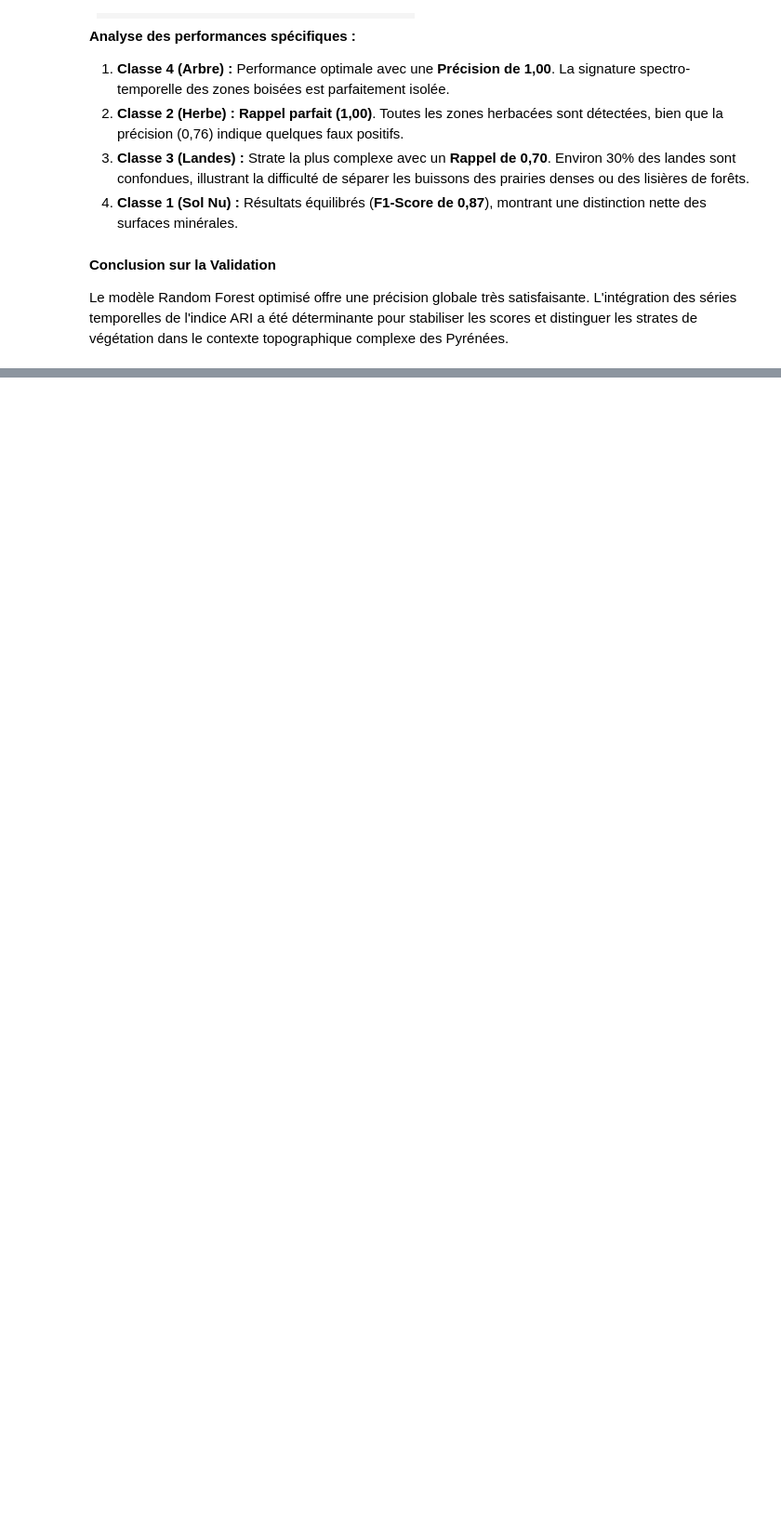
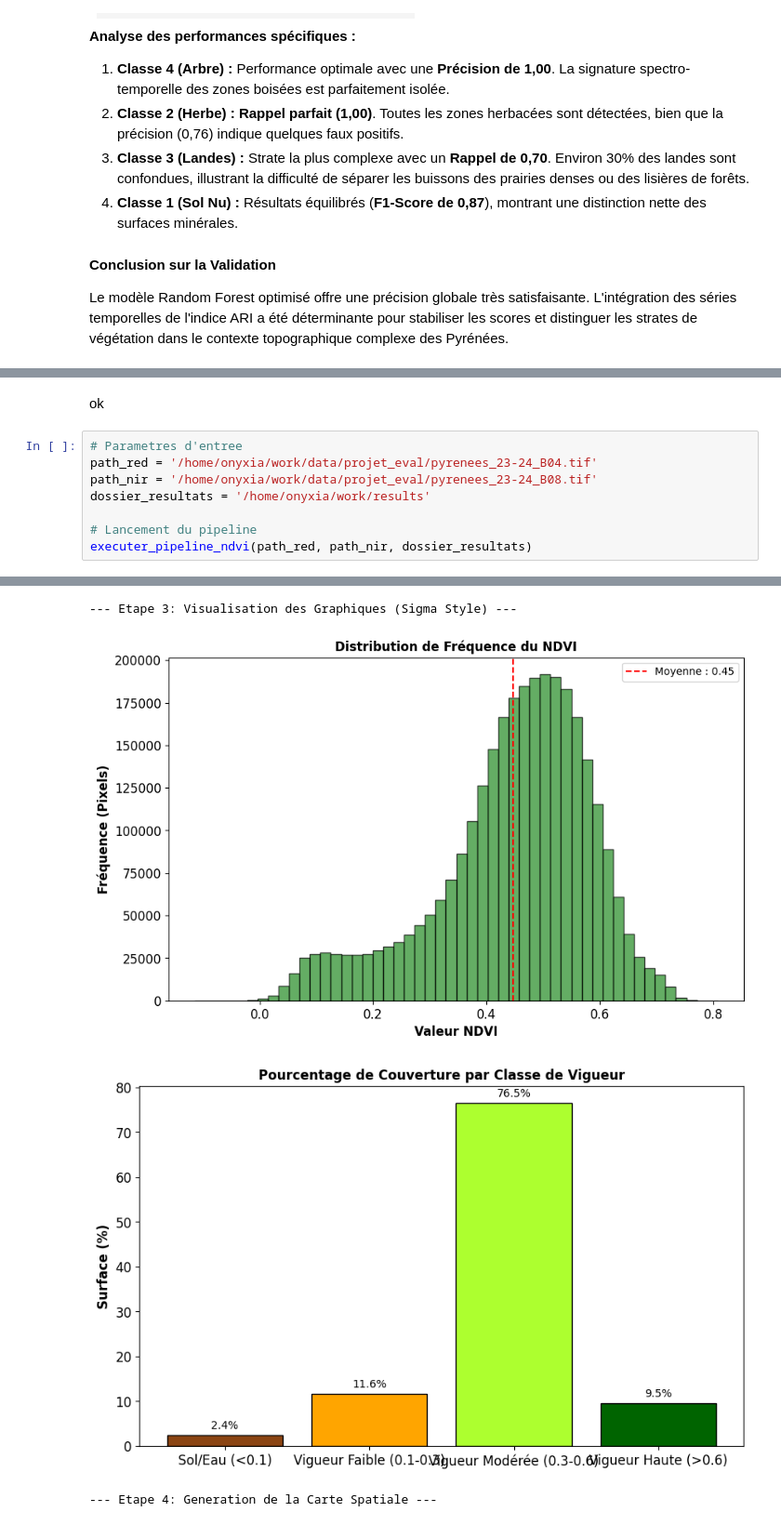
Before and after one commit to TajGama/sigmaM2_projet_25-26, a Jupyter notebook: Dépot Git/projet_telea_GAMADELIMA_Thiago.ipynb, the cells around one changed output, grey strips where cells are left out. Shown at 93% size. Drawn from its saved outputs; the diff is of its cells as text; blank space fills up the shorter version.

```diff
--- a/Dépot Git/projet_telea_GAMADELIMA_Thiago.ipynb
+++ b/Dépot Git/projet_telea_GAMADELIMA_Thiago.ipynb
@@ -563,0 +539,11 @@ except Exception as e:
+# %% [markdown]
+ok
+# %%
+# Parametres d'entree
+path_red = '/home/onyxia/work/data/projet_eval/pyrenees_23-24_B04.tif'
+path_nir = '/home/onyxia/work/data/projet_eval/pyrenees_23-24_B08.tif'
+dossier_resultats = '/home/onyxia/work/results'
+
+# Lancement du pipeline
+executer_pipeline_ndvi(path_red, path_nir, dossier_resultats)
+# %% [output]
@@ -563,0 +566,4 @@ except Exception as e:
+--- Etape 3: Visualisation des Graphiques (Sigma Style) ---
+[figure, added]
+[figure, added]
+--- Etape 4: Generation de la Carte Spatiale ---
```
Also changed, not shown: parts of 32 cells of this notebook, 1 other file.
